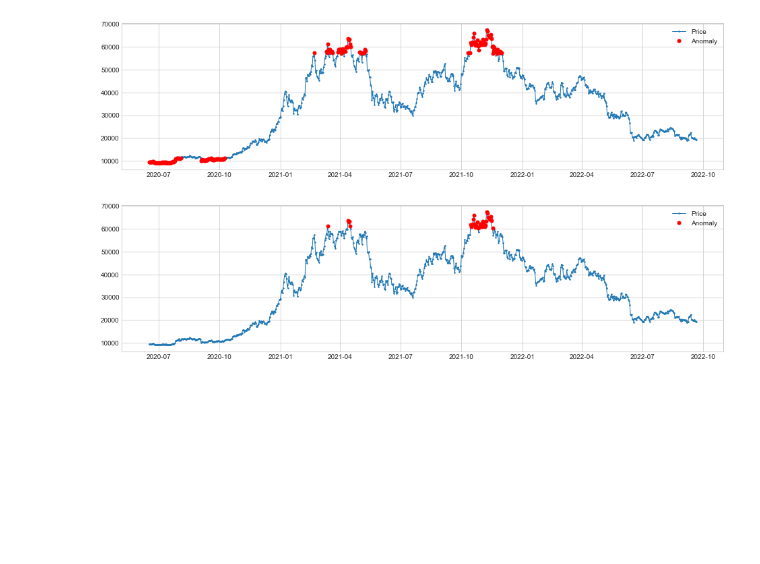
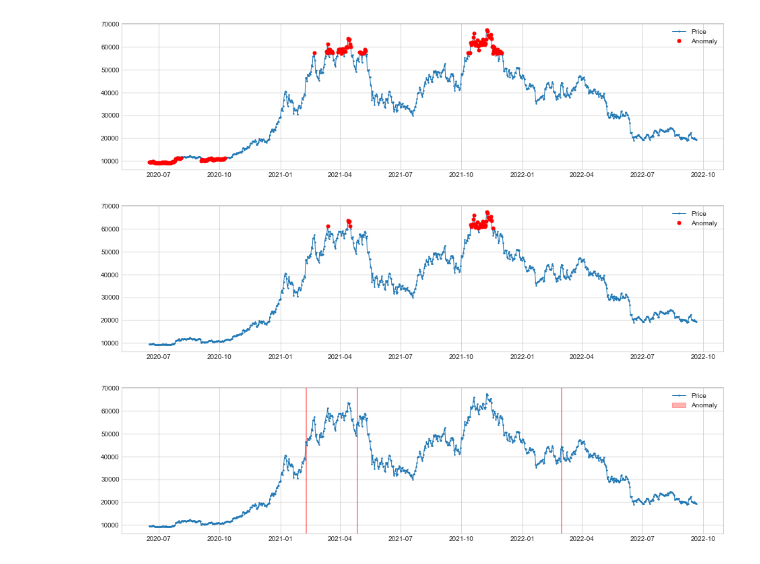
Before and after one commit to hoangks5/Abnomaly-Dectecion, a Jupyter notebook: adtk_docs.ipynb, the cells around one changed output. Saved outputs shown, nothing was run; the diff lists cells and outputs as text; code cells hidden in the pictures; blank space fills up the shorter version.

```diff
--- a/adtk_docs.ipynb
+++ b/adtk_docs.ipynb
@@ -29,3 +29,10 @@ anomalies = iqr_ad.fit_detect(s)
 plot(s, anomaly=anomalies, ts_linewidth=1, ts_markersize=3, anomaly_markersize=5, anomaly_color='red', anomaly_tag="marker");
 # %% [output]
 [figure]
+# %%
+from adtk.detector import PersistAD
+persist_ad = PersistAD(c=3.0, side='positive')
+anomalies = persist_ad.fit_detect(s)
+plot(s, anomaly=anomalies, ts_linewidth=1, ts_markersize=3, anomaly_color='red');
+# %% [output]
+[figure, added]
```
